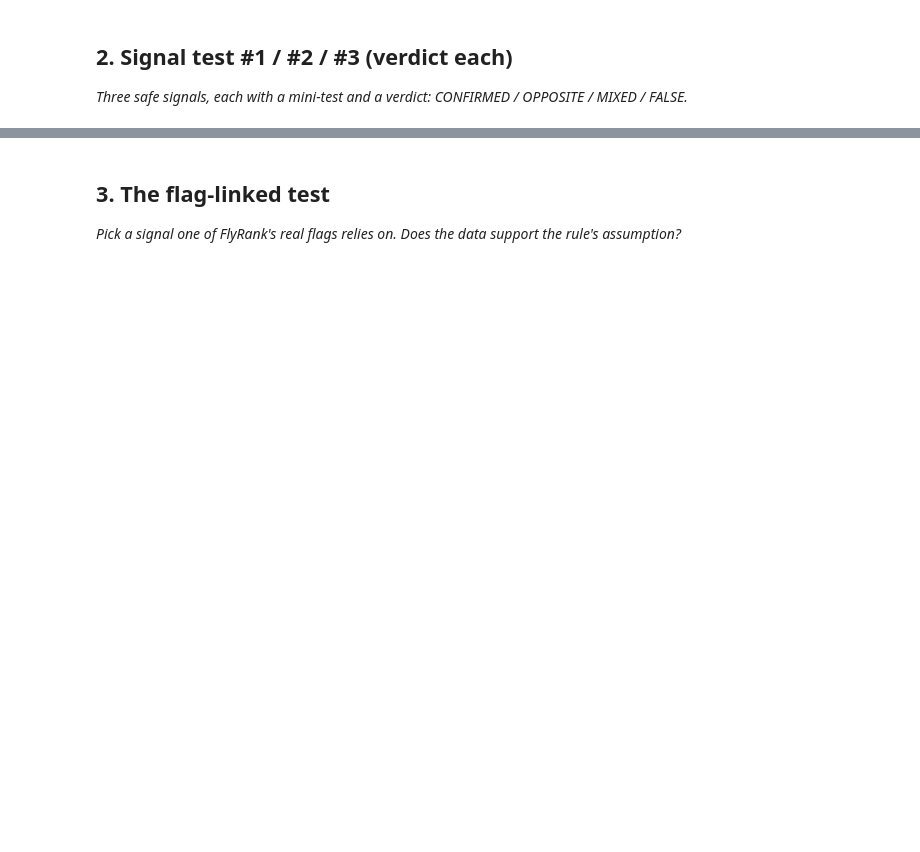
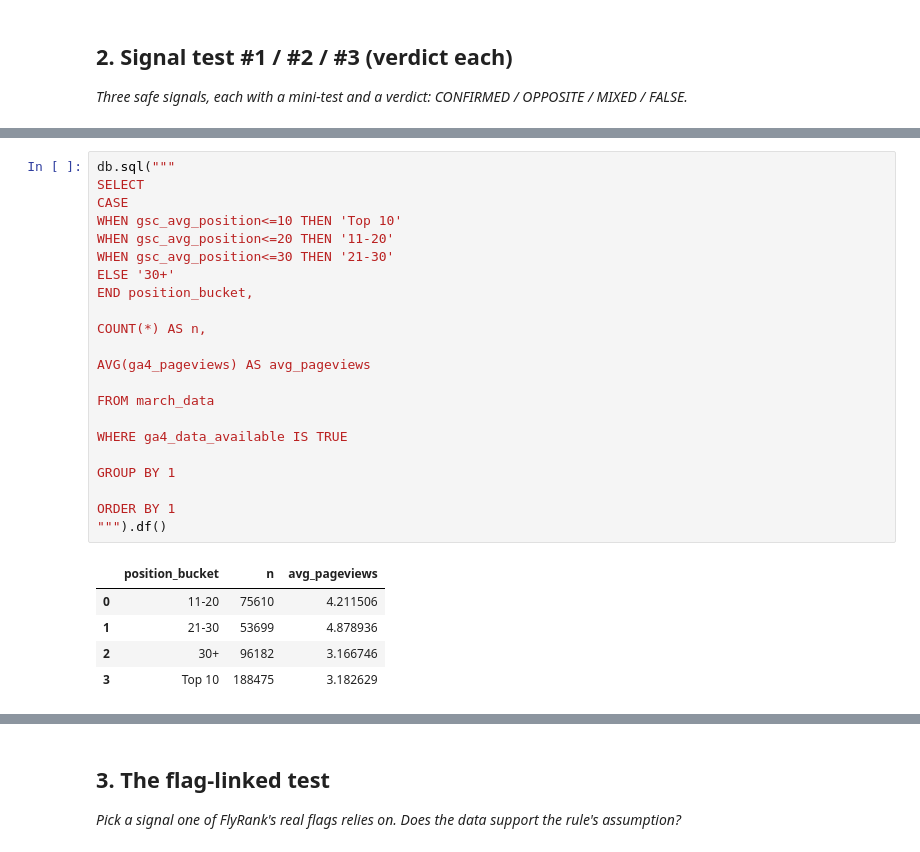
Before and after one commit to omi290/flyrank-ml-internship, a Jupyter notebook: work/notebooks/w04_signal_audit.ipynb, the cells around one changed output, grey strips where cells are left out. Drawn from its saved outputs; the diff is of its cells as text; blank space fills up the shorter version.

```diff
--- a/work/notebooks/w04_signal_audit.ipynb
+++ b/work/notebooks/w04_signal_audit.ipynb
@@ -22,0 +89,28 @@ This skeleton is yours to fill. Work the sections **in order** — each one has
+# %%
+db.sql("""
+SELECT
+CASE
+WHEN gsc_avg_position<=10 THEN 'Top 10'
+WHEN gsc_avg_position<=20 THEN '11-20'
+WHEN gsc_avg_position<=30 THEN '21-30'
+ELSE '30+'
+END position_bucket,
+
+COUNT(*) AS n,
+
+AVG(ga4_pageviews) AS avg_pageviews
+
+FROM march_data
+
+WHERE ga4_data_available IS TRUE
+
+GROUP BY 1
+
+ORDER BY 1
+""").df()
+# %% [output]
+|  | position_bucket | n | avg_pageviews |
+| 0 | 11-20 | 75610 | 4.211506 |
+| 1 | 21-30 | 53699 | 4.878936 |
+| 2 | 30+ | 96182 | 3.166746 |
+| 3 | Top 10 | 188475 | 3.182629 |
```
Also changed, not shown: parts of 15 cells of this notebook.
